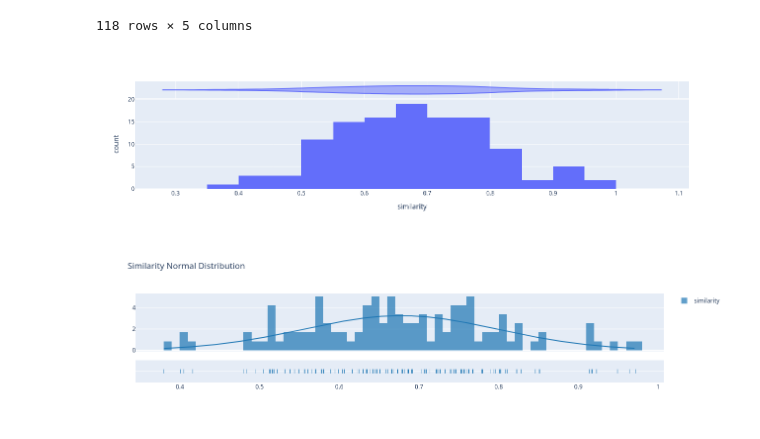
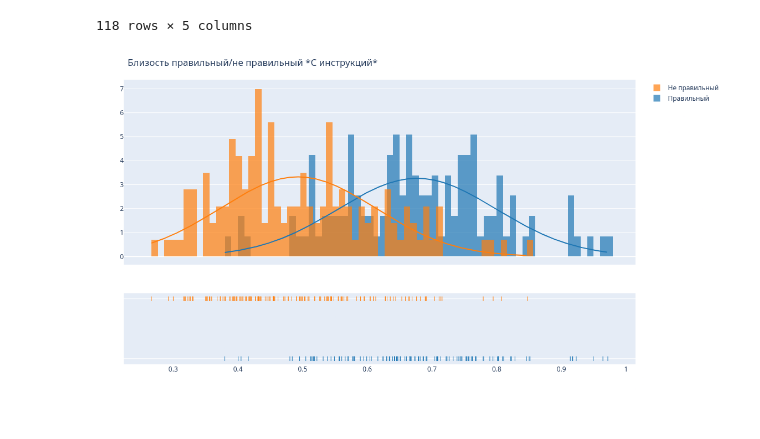
Before and after one commit to lenow55/perturbations-via-logprobs, a Jupyter notebook: research/SimVis.ipynb, the cells around one changed output. Drawn from its saved outputs; the diff is of its cells as text; code cells hidden in the pictures.

Commit message:
add similarity visualization

```diff
--- a/research/SimVis.ipynb
+++ b/research/SimVis.ipynb
@@ -20,27 +20,24 @@ df
 | 116 | 116 | 0.480364 | Для третьего рода любви - деятель... | 450 | Для чего была рождена Софья Ивано... |
 | 117 | 117 | 0.639051 | Для деятельной любви и семейной ж... | 450 | Для чего была рождена Софья Ивано... |
 118 rows × 5 columns
-# %%
-fig = px.histogram(
-    df,
-    x="similarity",
-    marginal="violin", # Options: 'rug', 'box', 'violin'
-    hover_data=df.columns
-)
-
-fig.show()
-# %% [output]
-[figure, removed]
+# %%
+df_n = pd.read_csv("../data/b_samples_10/test1/checks.csv")
 # %%
-group_labels = ['similarity']
+group_labels = ['Правильный', 'Не правильный']
 
 # Create distplot with curve_type set to 'normal'
-fig = ff.create_distplot([df["similarity"]], group_labels, bin_size=.01,
+fig = ff.create_distplot([df["similarity"], df_n["similarity"]], group_labels, bin_size=.01,
                          curve_type='normal', # override default 'kde'
+                         rug_text=[df["check_id"],df_n["check_id"]]
                         )
-
 # Add title
-fig.update_layout(title_text='Similarity Normal Distribution')
+fig.update_layout(title_text='Близость правильный/не правильный *С инструкций*')
+# 3. Настраиваем ширину, высоту и другие параметры макета
+fig.update_layout(
+    width=1200,   # Ширина в пикселях
+    height=600,  # Высота в пикселях
+    margin=dict(l=50, r=50, t=50, b=50) # Отступы от краев (опционально)
+)
 fig.show()
 # %% [output]
-[figure, old version]
+[figure, new version]
```
Also changed, not shown: parts of 4 cells of this notebook, 2 other files.
